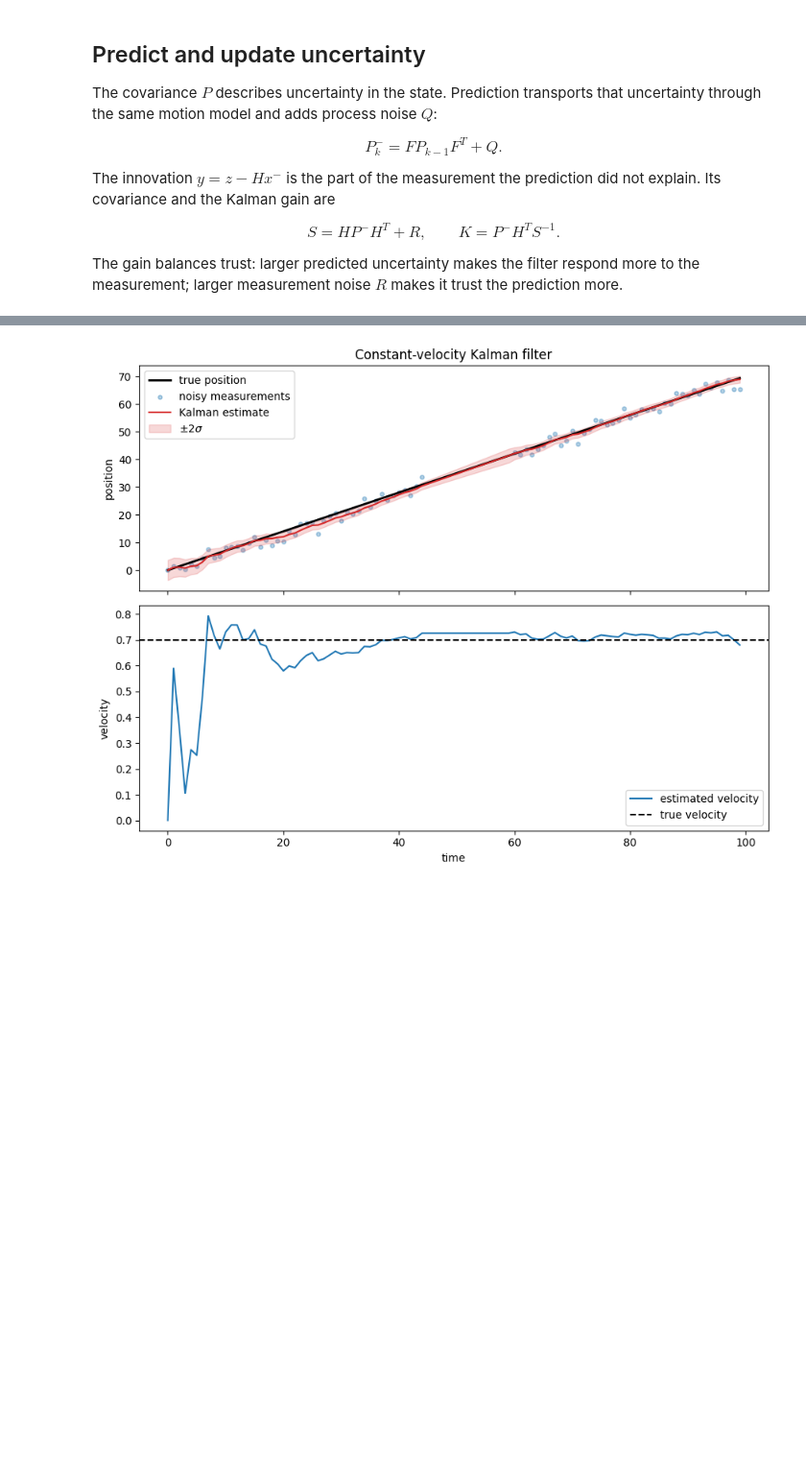
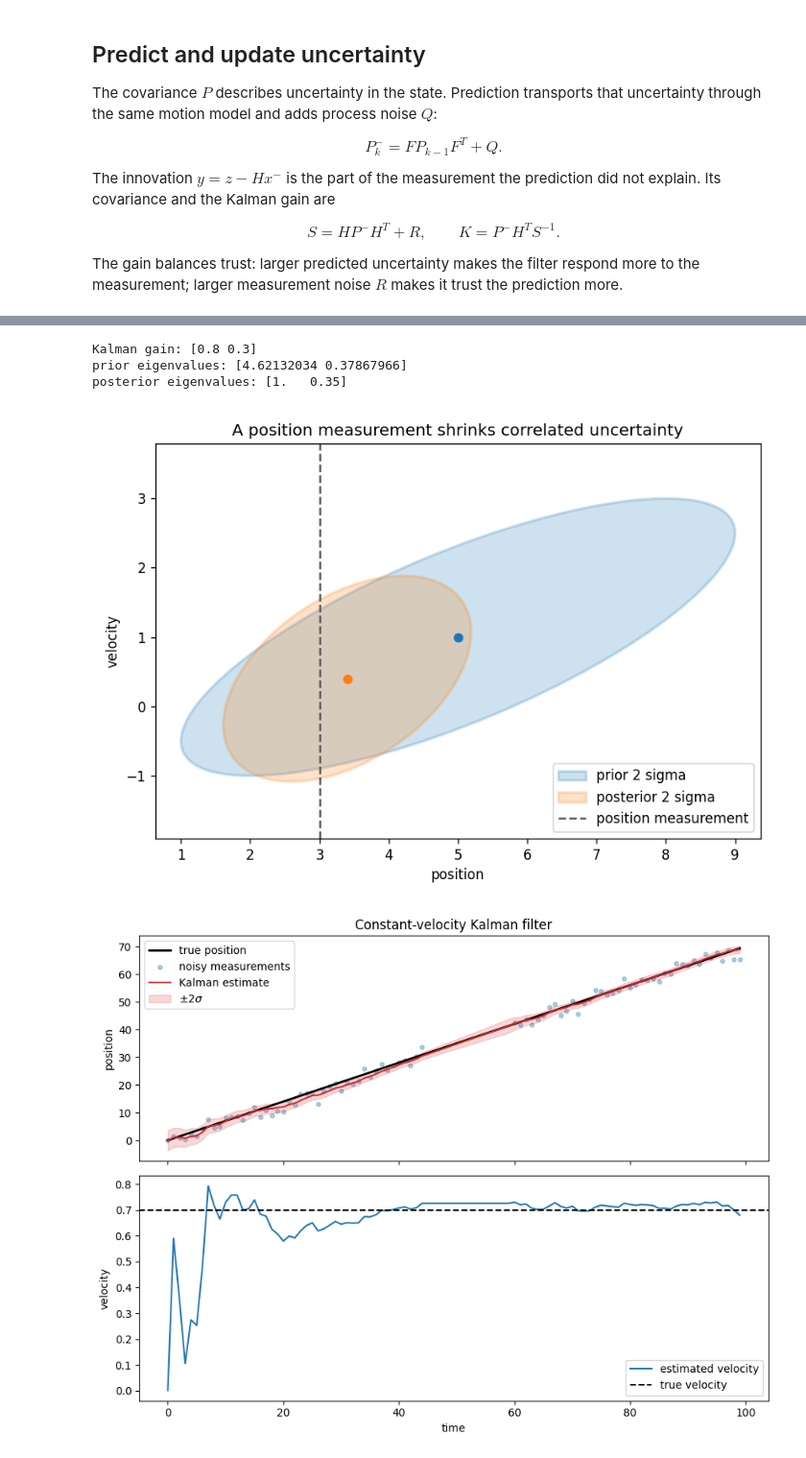
Before and after one commit to P76071226/linear-algebra-playground, a Jupyter notebook: notebooks/05_kalman_filter_tracking.ipynb, the cells around one changed output, grey strips where cells are left out. Shown at 96% size. Drawn from its saved outputs; the diff is of its cells as text; code cells hidden in the pictures; blank space fills up the shorter version.

Commit message:
Visualize Kalman covariance geometry

```diff
--- a/notebooks/05_kalman_filter_tracking.ipynb
+++ b/notebooks/05_kalman_filter_tracking.ipynb
@@ -34,3 +44,75 @@ from linalg_playground.kalman import predict, update
+# %%
+from matplotlib.patches import Ellipse
+
+x_prior = np.array([5.0, 1.0])
+P_prior = np.array([
+    [4.0, 1.5],
+    [1.5, 1.0],
+])
+H_demo = np.array([[1.0, 0.0]])
+R_demo = np.array([[1.0]])
+
+x_post, P_post, K_demo, _ = update(
+    x_prior,
+    P_prior,
+    measurement=np.array([3.0]),
+    observation=H_demo,
+    measurement_noise=R_demo,
+)
+
+def add_covariance_ellipse(ax, mean, covariance, color, label, n_std=2.0):
+    values, vectors = np.linalg.eigh(covariance)
+    order = values.argsort()[::-1]
+    values, vectors = values[order], vectors[:, order]
+    angle = np.degrees(np.arctan2(vectors[1, 0], vectors[0, 0]))
+    ellipse = Ellipse(
+        mean,
+        width=2 * n_std * np.sqrt(values[0]),
+        height=2 * n_std * np.sqrt(values[1]),
+        angle=angle,
+        facecolor=color,
+        edgecolor=color,
+        alpha=0.22,
+        linewidth=2,
+        label=label,
+    )
+    ax.add_patch(ellipse)
+    return values, vectors
+
+fig, ax = plt.subplots(figsize=(7, 5))
+prior_values, prior_vectors = add_covariance_ellipse(
+    ax, x_prior, P_prior, "tab:blue", r"prior $2\sigma$"
+)
+post_values, post_vectors = add_covariance_ellipse(
+    ax, x_post, P_post, "tab:orange", r"posterior $2\sigma$"
+)
+ax.scatter(*x_prior, color="tab:blue", zorder=3)
+ax.scatter(*x_post, color="tab:orange", zorder=3)
+ax.axvline(3.0, color="0.35", linestyle="--", label="position measurement")
+ax.autoscale_view()
+ax.set_aspect("equal", adjustable="datalim")
+ax.set(
+    xlabel="position",
+    ylabel="velocity",
+    title="A position measurement shrinks correlated uncertainty",
+)
+ax.legend()
+
+print("Kalman gain:", K_demo.ravel())
+print("prior eigenvalues:", prior_values)
+print("posterior eigenvalues:", post_values)
+
+assert P_post[0, 0] < P_prior[0, 0]
+assert P_post[1, 1] < P_prior[1, 1]
+assert abs(K_demo[1, 0]) > 0
+assert np.all(np.linalg.eigvalsh(P_prior - P_post) >= -1e-12)
+
+plt.show()
+# %% [output]
+Kalman gain: [0.8 0.3]
+prior eigenvalues: [4.62132034 0.37867966]
+posterior eigenvalues: [1.   0.35]
+[figure, added]
 # %%
 rng = np.random.default_rng(7)
 dt = 1.0
```
Also changed, not shown: parts of 1 cell of this notebook.
